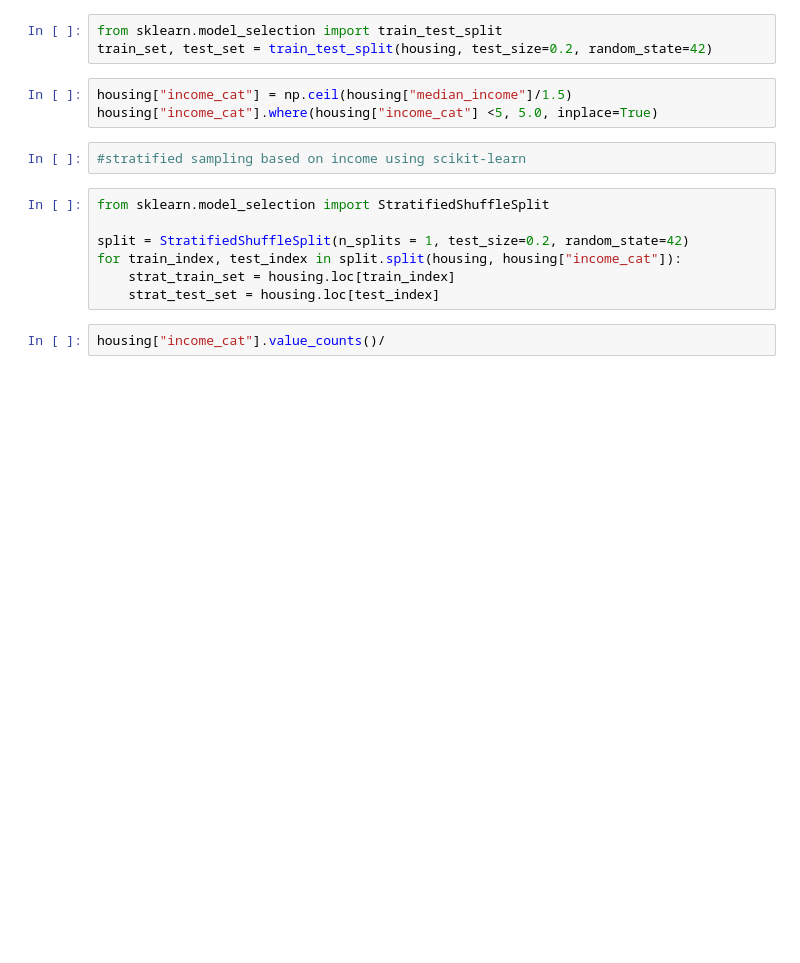
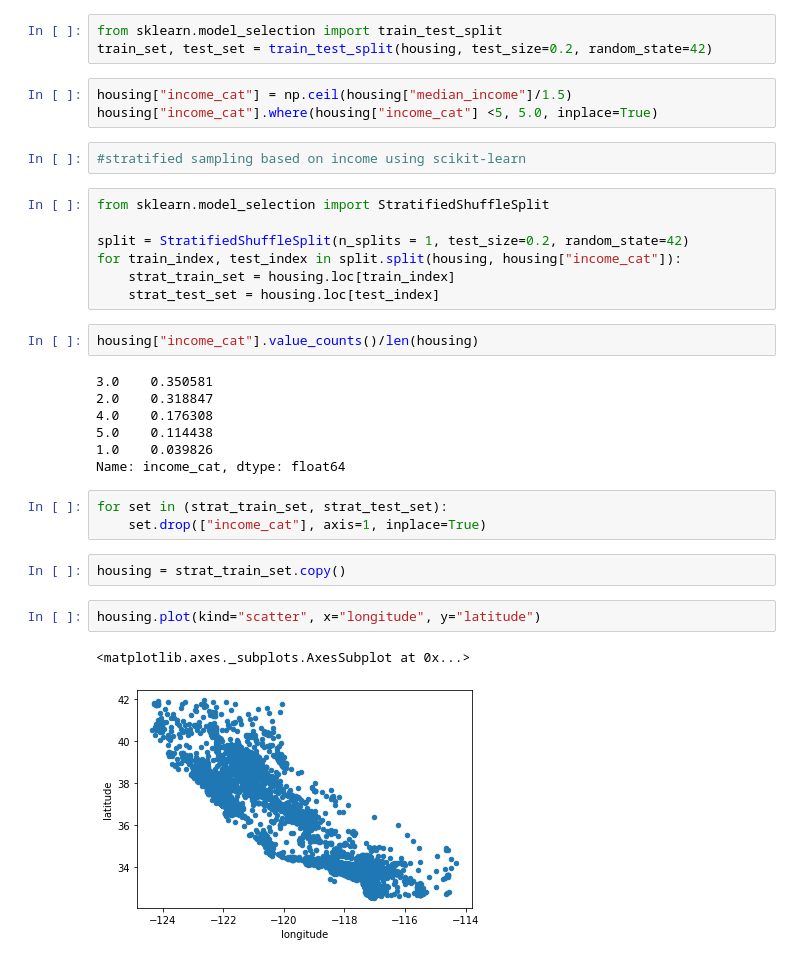
Before and after one commit to milbirguram/HandsonTFSciKi, a Jupyter notebook: HandsonTFSci.ipynb, the cells around one changed output. Drawn from its saved outputs; the diff is of its cells as text; blank space fills up the shorter version.

```diff
--- a/HandsonTFSci.ipynb
+++ b/HandsonTFSci.ipynb
@@ -117,4 +118,21 @@ for train_index, test_index in split.split(housing, housing["income_cat"]):
     strat_train_set = housing.loc[train_index]
     strat_test_set = housing.loc[test_index]
 # %%
-housing["income_cat"].value_counts()/
+housing["income_cat"].value_counts()/len(housing)
+# %% [output]
+3.0    0.350581
+2.0    0.318847
+4.0    0.176308
+5.0    0.114438
+1.0    0.039826
+Name: income_cat, dtype: float64
+# %%
+for set in (strat_train_set, strat_test_set):
+    set.drop(["income_cat"], axis=1, inplace=True)
+# %%
+housing = strat_train_set.copy()
+# %%
+housing.plot(kind="scatter", x="longitude", y="latitude")
+# %% [output]
+<matplotlib.axes._subplots.AxesSubplot at 0x...>
+[figure, added]
```
Also changed, not shown: parts of 5 cells of this notebook.
